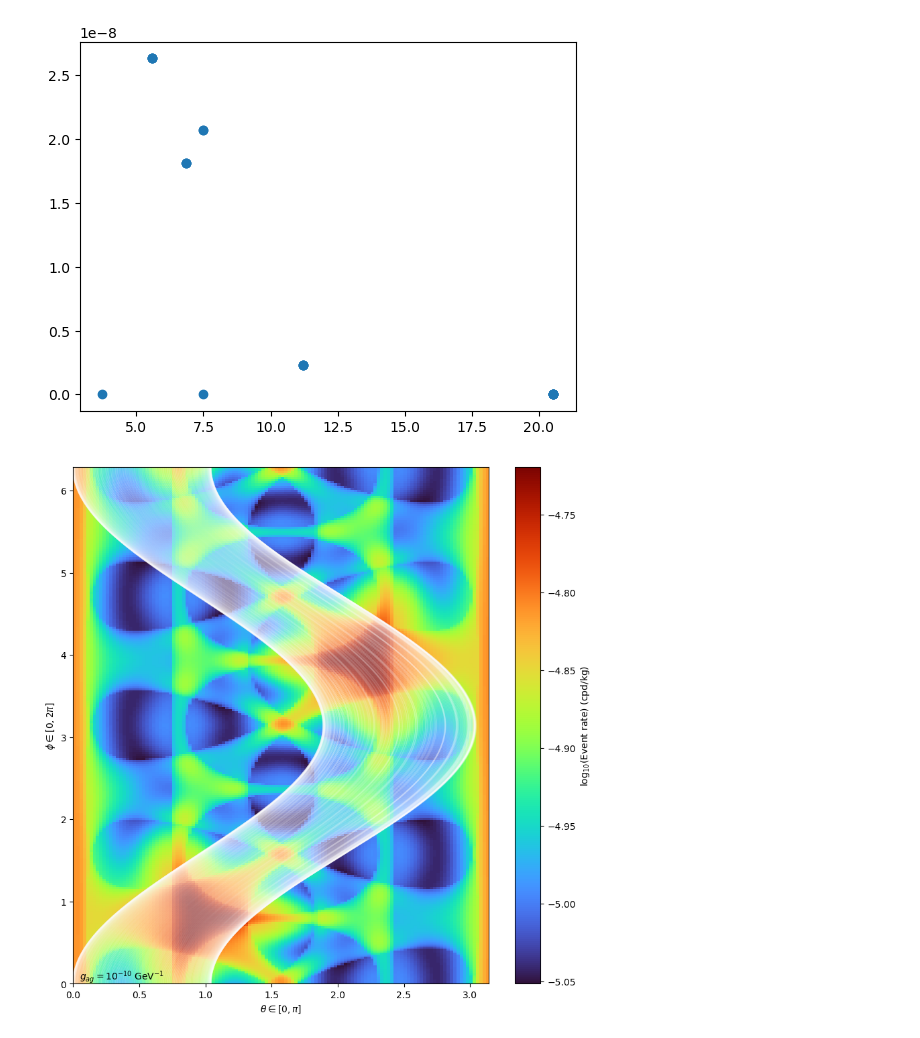
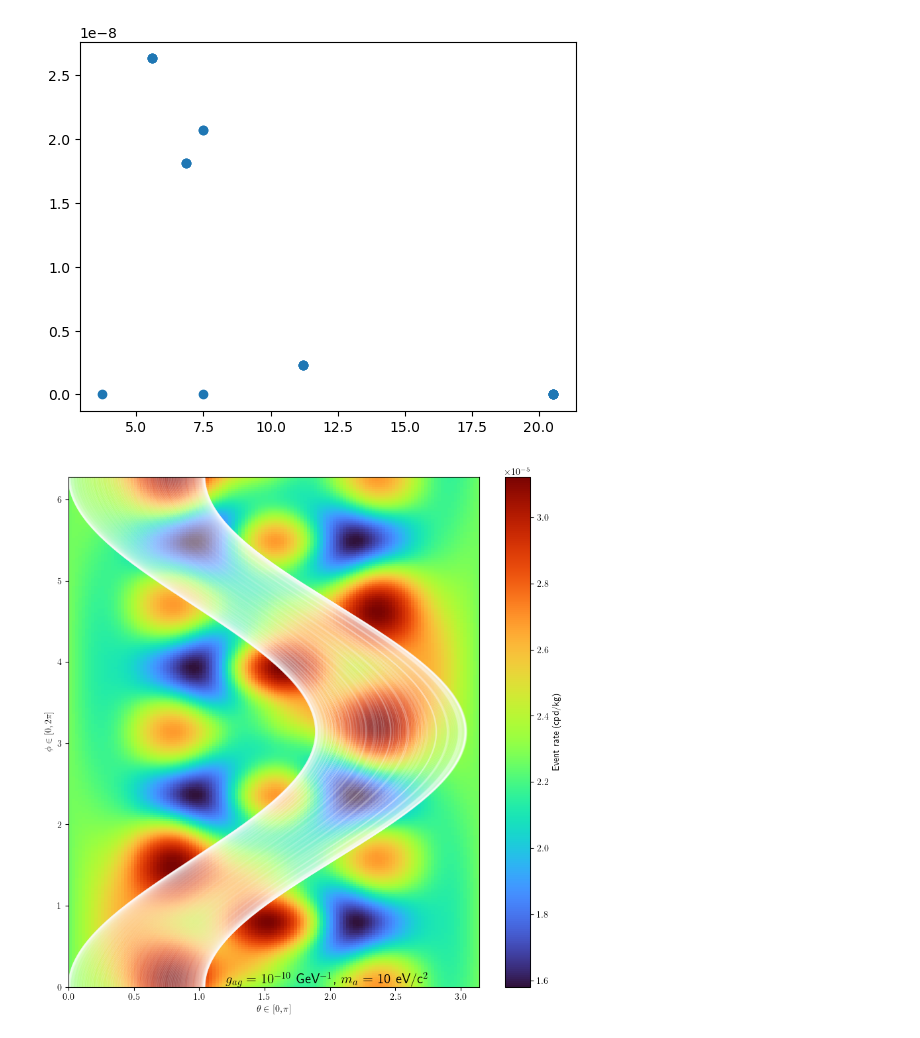
Before and after one commit to Taaseen-Islam-u7121940/Axion-Flux, a Jupyter notebook: Code/ensemble_v2.ipynb, the cells around one changed output. Saved outputs shown, nothing was run; the diff lists cells and outputs as text; code cells hidden in the pictures.

```diff
--- a/Code/ensemble_v2.ipynb
+++ b/Code/ensemble_v2.ipynb
@@ -226,27 +216,31 @@ def angle_dependence(g_ag = 2e-10, t=3, mass = 0.01):
         outputs.append(complete_dndt(k = k_vec, abs_forgot = True, condition="all even", coupling = g_ag, time=t, m_a = mass))
     return np.array(outputs)
 
-rates_on_angle = angle_dependence(g_ag = 1e-10, t=3, mass = 5)
+rates_on_angle = angle_dependence(g_ag = 1e-10, t=3, mass = 0.01)
 rates_square = np.reshape(rates_on_angle, (len(phi_axis), len(theta_axis)))
+# %%
+import matplotlib
+matplotlib.rcParams.update({"text.usetex": True})
 # %%
 fig,ax = plt.subplots(figsize=(10,10))
 cpd = rates_square/(3*s_in_y)*86400/50
-image = ax.imshow(np.log10(cpd), interpolation='none', extent = (0,np.pi,0,2*np.pi), aspect='auto', origin='lower', cmap='turbo')
+image = ax.imshow(cpd, interpolation='none', extent = (0,np.pi,0,2*np.pi), aspect='auto', origin='lower', cmap='turbo')
 #path = ax.plot(theta_phi(phi_axis), phi_axis, c="white")
 #ax.scatter(alt_polar, az_rad, c="magenta")
 
 phi_axis = np.arange(0, 2*np.pi, 0.01)
 for triplet in fits:
     ax.plot(np.pi/2-cosine_func(phi_axis, *triplet), phi_axis, c="white", alpha=0.15)#
 
 ax.set_xlim([0, np.pi])
 
 cbar = plt.colorbar(image)
-cbar.set_label("log$_{10}$(Event rate) (cpd/kg)")
+cbar.set_label("Event rate (cpd/kg)")
 #plt.title("Dual Condition (h,k,l even)")
-plt.text(0.05, 0.05, "$g_{ag} = 10^{-10}$ GeV$^{-1}$")
+plt.text(1.2, 0.05, "$g_{ag} = 10^{-10}$ GeV$^{-1}$, $m_a$ = 10 eV/c$^2$", color="black", fontsize=15)
 plt.xlabel("$\\theta \in [0,\pi]$")
 plt.ylabel("$\phi \in [0,2\pi]$")
+plt.savefig("Plots\\angle_dependence_v3.png", dpi=300, bbox_inches="tight")
 plt.show()
 # %% [output]
-[figure, old version]
+[figure, new version]
```
Also changed, not shown: parts of 1 cell of this notebook, 10 other files.
